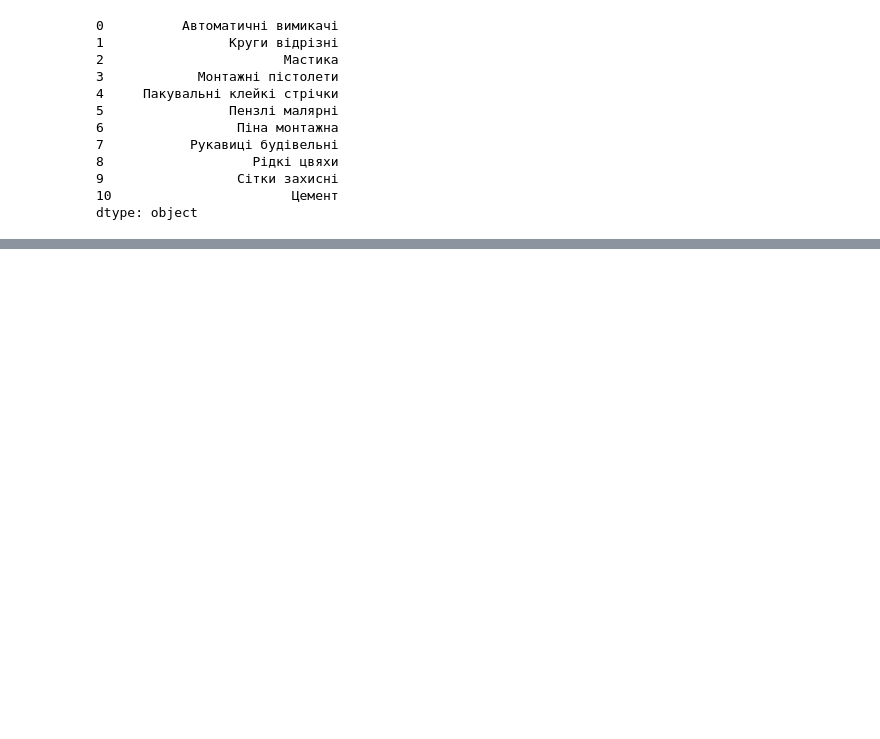
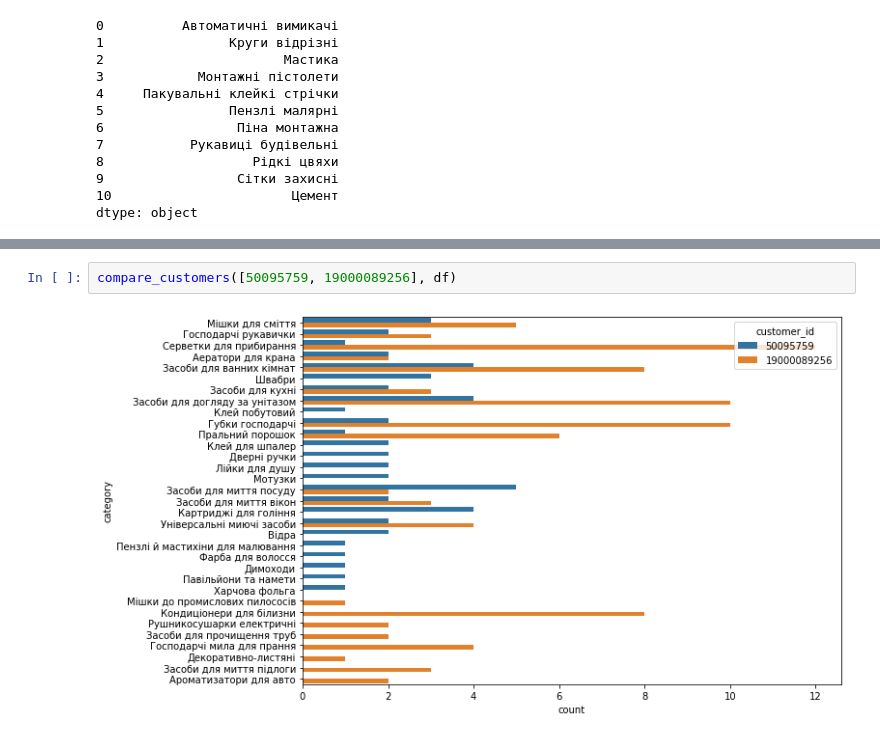
Before and after one commit to denisvivdenko/recommended-system-with-nlp, a Jupyter notebook: recommended_systems.ipynb, the cells around one changed output, grey strips where cells are left out. Drawn from its saved outputs; the diff is of its cells as text; blank space fills up the shorter version.

```diff
--- a/recommended_systems.ipynb
+++ b/recommended_systems.ipynb
@@ -568,0 +622,4 @@ dtype: object
+# %%
+compare_customers([50095759, 19000089256], df)
+# %% [output]
+[figure, added]
```
Also changed, not shown: parts of 24 cells of this notebook.
